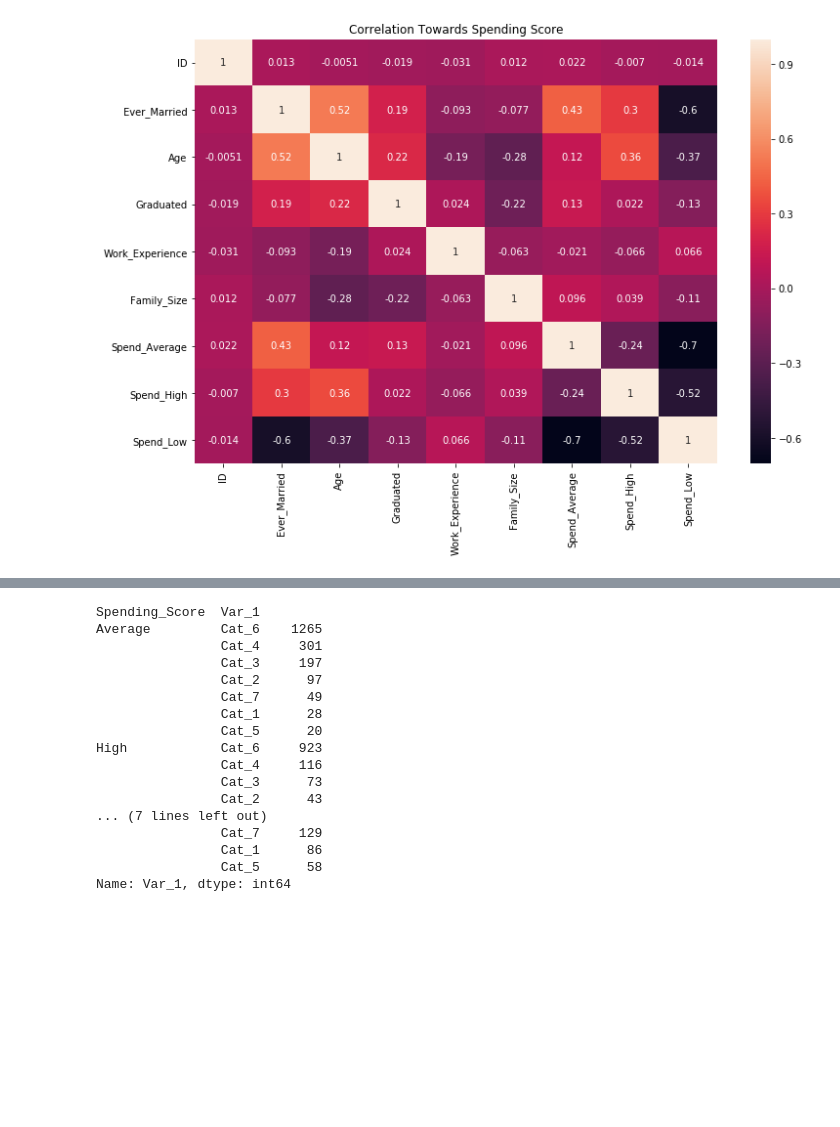
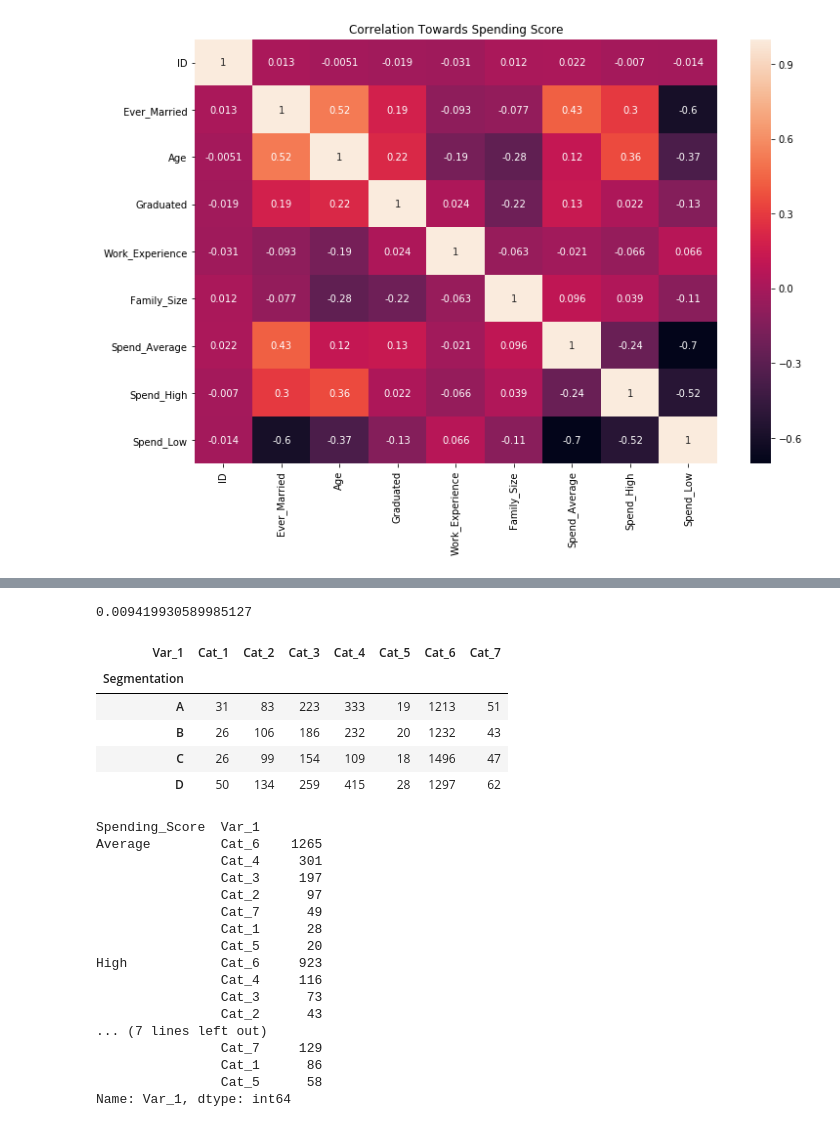
Before and after one commit to harashtaht/CustomerSegmentation, a Jupyter notebook: customerSegmentation/automobileSegmentation.ipynb, the cells around one changed output, grey strips where cells are left out. Cells and saved outputs as stored; diff of their text form; code cells hidden in the pictures; blank space fills up the shorter version.

```diff
--- a/customerSegmentation/automobileSegmentation.ipynb
+++ b/customerSegmentation/automobileSegmentation.ipynb
@@ -561,3 +560,16 @@ sns.heatmap(oneHsp_.corr(), annot=True)
+# %%
+dfTr.Var_1.isnull().sum()/len(dfTr.Var_1)
+# %% [output]
+0.009419930589985127
+# %%
+dfTr.groupby("Segmentation")["Var_1"].value_counts().unstack()
+# %% [output]
+| Var_1 | Cat_1 | Cat_2 | Cat_3 | Cat_4 | Cat_5 | Cat_6 | Cat_7 |
+| Segmentation |  |  |  |  |  |  |  |
+| A | 31 | 83 | 223 | 333 | 19 | 1213 | 51 |
+| B | 26 | 106 | 186 | 232 | 20 | 1232 | 43 |
+| C | 26 | 99 | 154 | 109 | 18 | 1496 | 47 |
+| D | 50 | 134 | 259 | 415 | 28 | 1297 | 62 |
 # %%
 print("\n")
 print(dfTr.groupby("Spending_Score")["Var_1"].value_counts())
```
Also changed, not shown: parts of 5 cells of this notebook.
